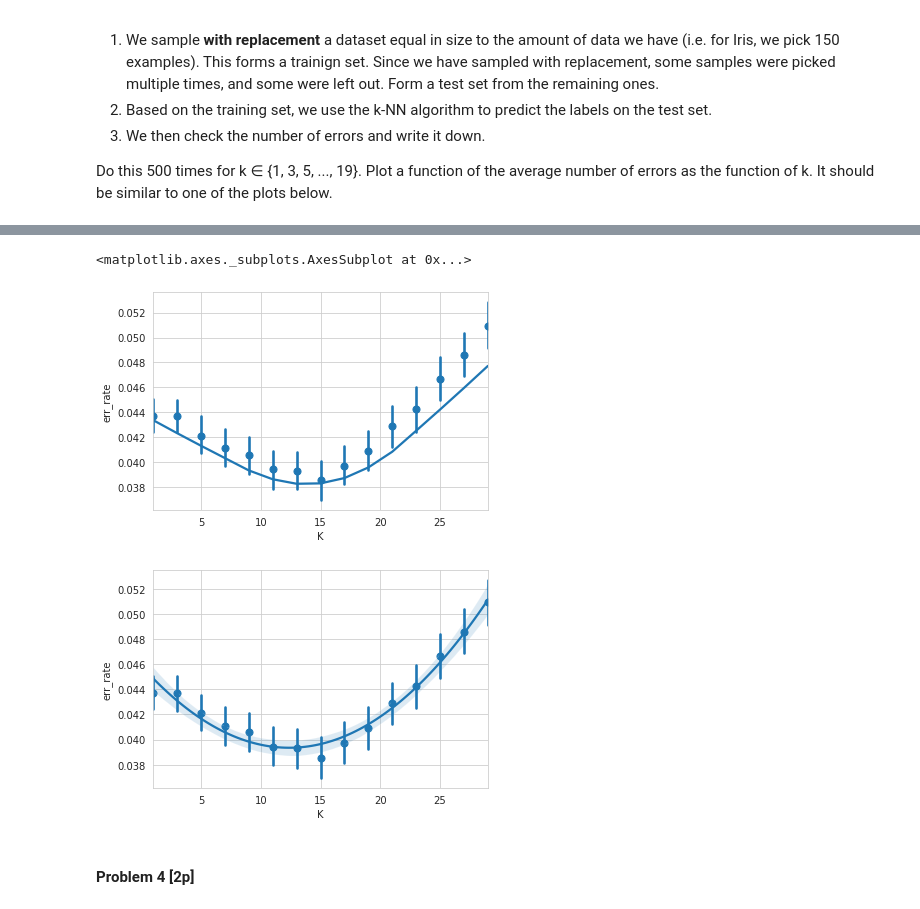
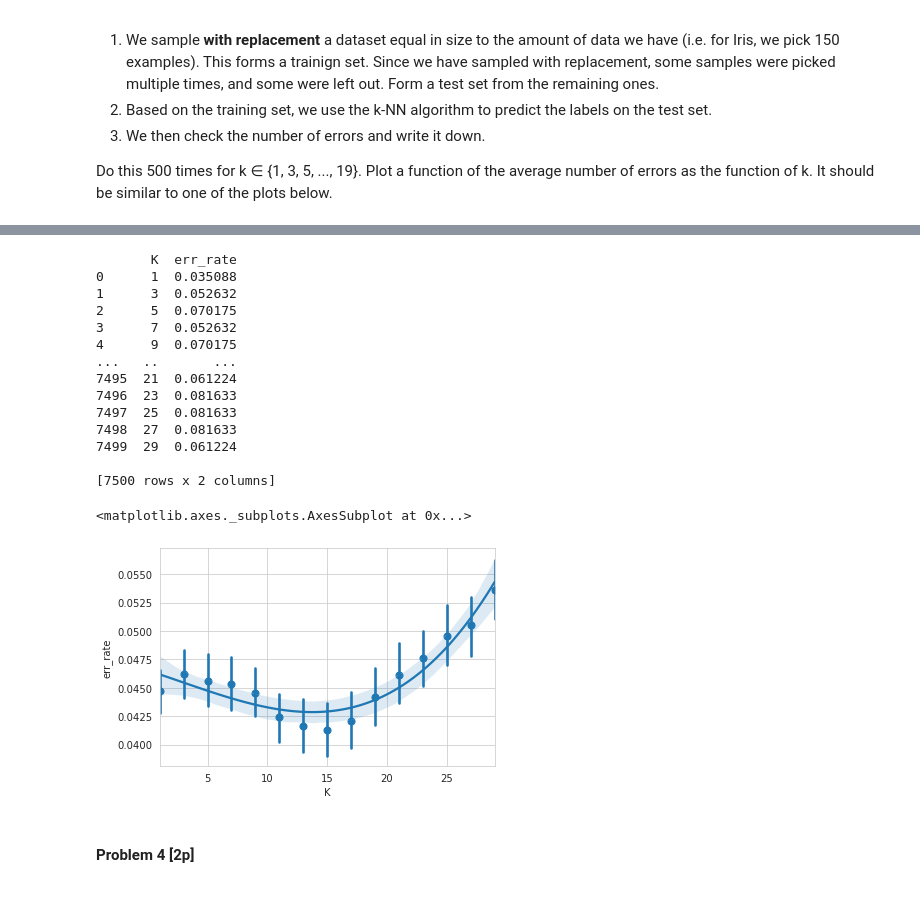
Before and after one commit to zbigos/ML2020, a Jupyter notebook: Lista1/lista1.ipynb, the cells around one changed output, grey strips where cells are left out. Drawn from its saved outputs; the diff is of its cells as text; code cells hidden in the pictures.

Commit message:
added the k-dependant performance estimator

```diff
--- a/Lista1/lista1.ipynb
+++ b/Lista1/lista1.ipynb
@@ -430,15 +433,14 @@ def KNN(train_X, train_Y, test_X, ks, verbose=False):
     if verbose:
         print("Sorting... ", end='')
 
-    # TODO: findes closest trainig points
-    # Hint: use argsort
     closest = [np.argsort(x) for x in dist]
 
     if verbose:
         print("Computing predictions...", end='')
 
     for k in ks:
-        print(f"k:{k}", end = "")
+        if verbose:
+            print(f"k:{k}", end = "")
         e = []
         for p in range(len(test_X)):
             answers = []
@@ -524,6 +524,9 @@ Do this 500 times for k ∈ {1, 3, 5, ..., 19}. Plot a function of the average n
 def err_rates(preds, test_Y):
     ret = {}
     for k, preds_k in  preds.items():
-        # TODO: fill in error count computation
-        ret[k] =
+        correct = 0
+        for it, res in enumerate(preds_k):
+            if res == test_Y[it]:
+                correct += 1
+        ret[k] = 1.0 - (float(correct) / float(len(preds_k)))
     return ret
@@ -532,32 +533,76 @@ SyntaxError: invalid syntax (<ipython-input-367-782c83381658>, line 6)
 # %%
 iris_x = np.array(iris_df[['sepal_length', 'sepal_width', 'petal_length', 'petal_width']])
 iris_y = np.array(iris_df['target'])
 
 ks = range(1, 30, 2)
 results = []
 
-for _rep in tqdm(range(1000)):
+for _rep in tqdm(range(500)):
     #TODO
     # Use np.random.randint to get training indices
     # The find all unselected indices to form a test set
-    train_idx, test_idx = np.split(...)
+    training_targets = np.random.randint(
+        low = 0,
+        high = len(iris_df) - 1,
+        size = 150,
+    )
+
+    train_X = []
+    train_Y = []
+    test_X = []
+    test_Y = []
+
+    for t in training_targets:
+        train_X.append(iris_x[t])
+        train_Y.append(iris_y[t])
+
+    training_set = set(training_targets)
+    for t in range(len(iris_x)):
+        if t not in training_set:
+            test_X.append(iris_x[t])
+            test_Y.append(iris_y[t])
 
     #TODO: apply your kNN classifier to data subset
-    preds = KNN(...)
-    errs = err_rates(preds, iris_y[test_idx])
+    preds = KNN(
+        np.array(train_X),
+        np.array(train_Y),
+        np.array(test_X),
+        ks
+    )
+
+    errs = err_rates(preds, test_Y)
 
     for k, errs_k in errs.items():
         results.append({'K':k, 'err_rate': errs_k})
 
 # results_df will be a data_frame in long format
 results_df = pd.DataFrame(results)
-
-plt.figure()
-sns.regplot(...)
+print(results_df)
+#plt.figure(results_df)
+sns.regplot(
+    x = 'K',
+    y='err_rate',
+    data = results_df,
+    x_estimator=np.mean,
+    order=3,
+)
 # %% [output]
-<matplotlib.axes._subplots.AxesSubplot at 0x...>
+       K  err_rate
+0      1  0.035088
+1      3  0.052632
+2      5  0.070175
+3      7  0.052632
+4      9  0.070175
+...   ..       ...
+7495  21  0.061224
+7496  23  0.081633
+7497  25  0.081633
+7498  27  0.081633
+7499  29  0.061224
+
+[7500 rows x 2 columns]
+<matplotlib.axes._subplots.AxesSubplot at 0x...>
-[figure, old version]
+[figure, new version]
-[figure, removed]
 # %% [markdown]
 #### Problem 4 [2p]
 # %% [markdown]
```
Also changed, not shown: parts of 11 cells of this notebook.
